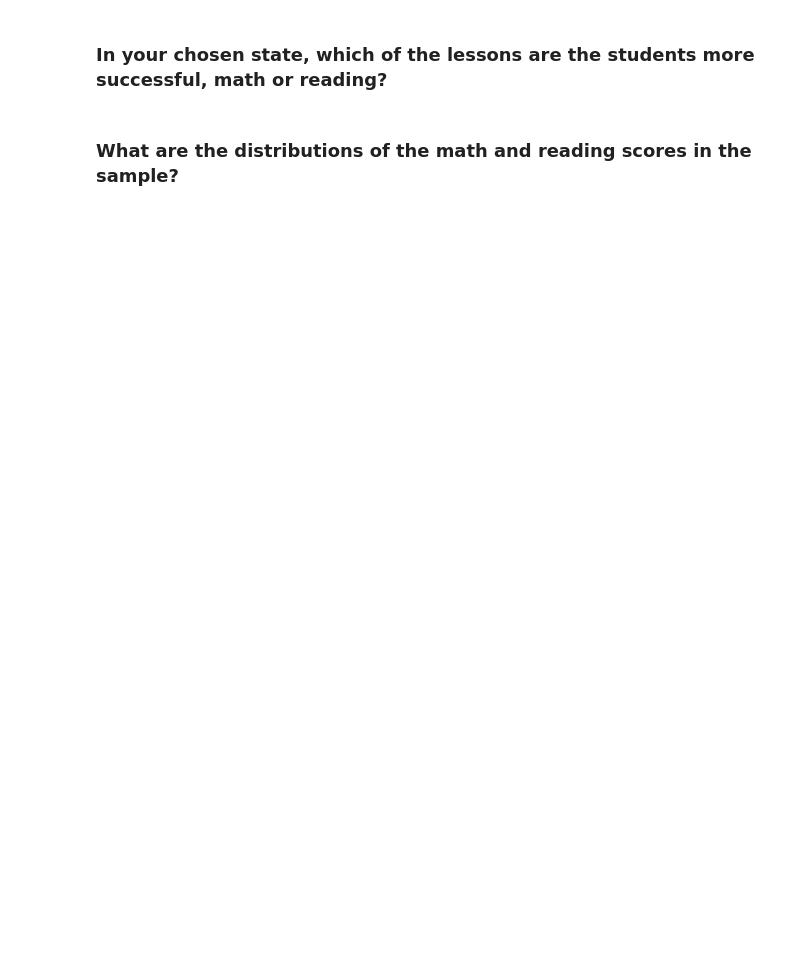
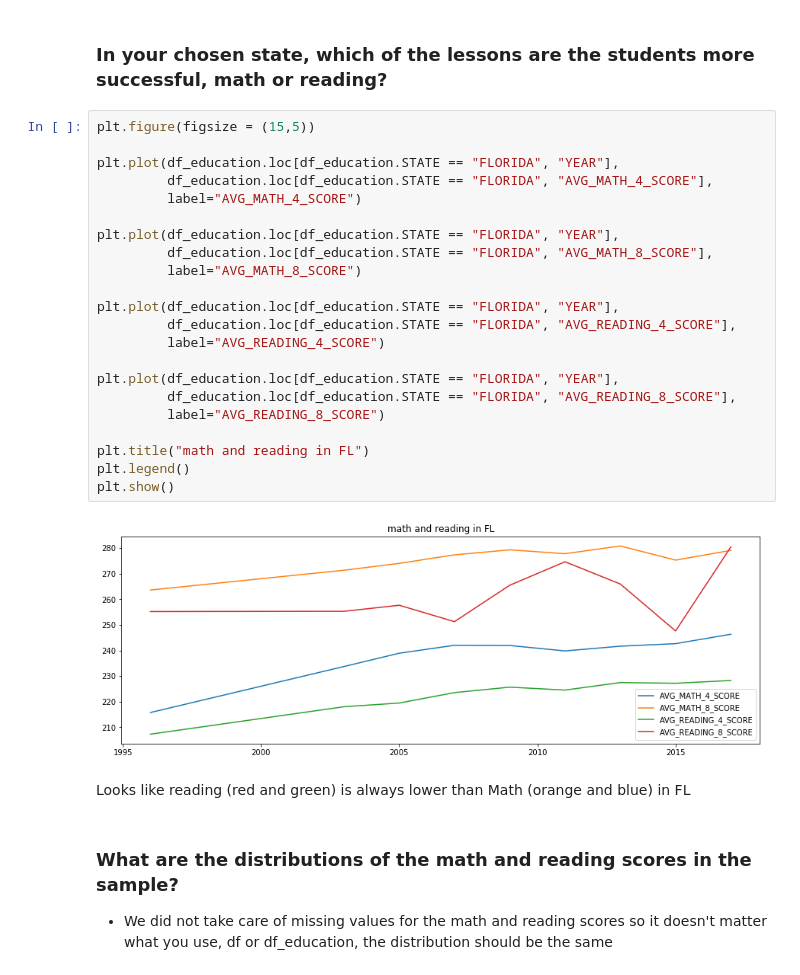
Before and after one commit to tparveen/TF-DataScience, a Jupyter notebook: 16-Supervised-learning-model-preparation/16-5-Data_exploration_1_assignment.ipynb, the cells around one changed output. Cells and saved outputs as stored; diff of their text form; blank space fills up the shorter version.

```diff
--- a/16-Supervised-learning-model-preparation/16-5-Data_exploration_1_assignment.ipynb
+++ b/16-Supervised-learning-model-preparation/16-5-Data_exploration_1_assignment.ipynb
@@ -114,4 +114,31 @@ plt.show()
 # %% [markdown]
 ### In your chosen state, which of the lessons are the students more successful, math or reading?
+# %%
+plt.figure(figsize = (15,5))
+
+plt.plot(df_education.loc[df_education.STATE == "FLORIDA", "YEAR"],
+         df_education.loc[df_education.STATE == "FLORIDA", "AVG_MATH_4_SCORE"],
+         label="AVG_MATH_4_SCORE")
+
+plt.plot(df_education.loc[df_education.STATE == "FLORIDA", "YEAR"],
+         df_education.loc[df_education.STATE == "FLORIDA", "AVG_MATH_8_SCORE"],
+         label="AVG_MATH_8_SCORE")
+
+plt.plot(df_education.loc[df_education.STATE == "FLORIDA", "YEAR"],
+         df_education.loc[df_education.STATE == "FLORIDA", "AVG_READING_4_SCORE"],
+         label="AVG_READING_4_SCORE")
+
+plt.plot(df_education.loc[df_education.STATE == "FLORIDA", "YEAR"],
+         df_education.loc[df_education.STATE == "FLORIDA", "AVG_READING_8_SCORE"],
+         label="AVG_READING_8_SCORE")
+
+plt.title("math and reading in FL")
+plt.legend()
+plt.show()
+# %% [output]
+[figure, added]
+# %% [markdown]
+Looks like reading (red and green) is always lower than Math (orange and blue) in FL
 # %% [markdown]
 ### What are the distributions of the math and reading scores in the sample?
+* We did not take care of missing values for the math and reading scores so it doesn't matter what you use, df or df_education, the distribution should be the same
```
Also changed, not shown: parts of 17 cells of this notebook.
